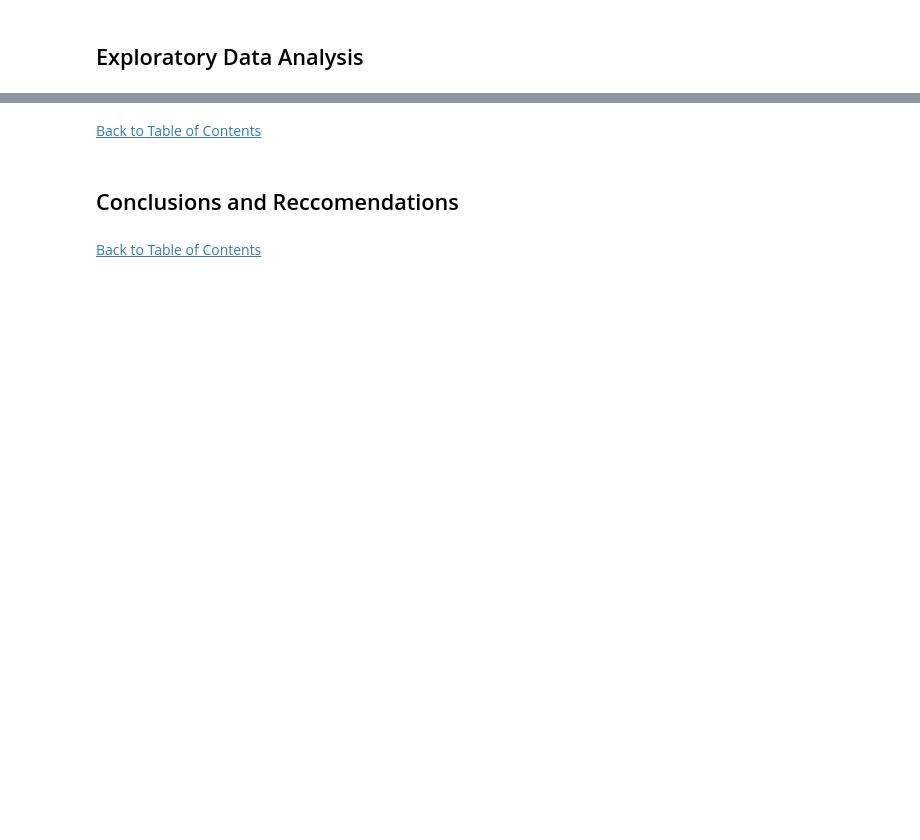
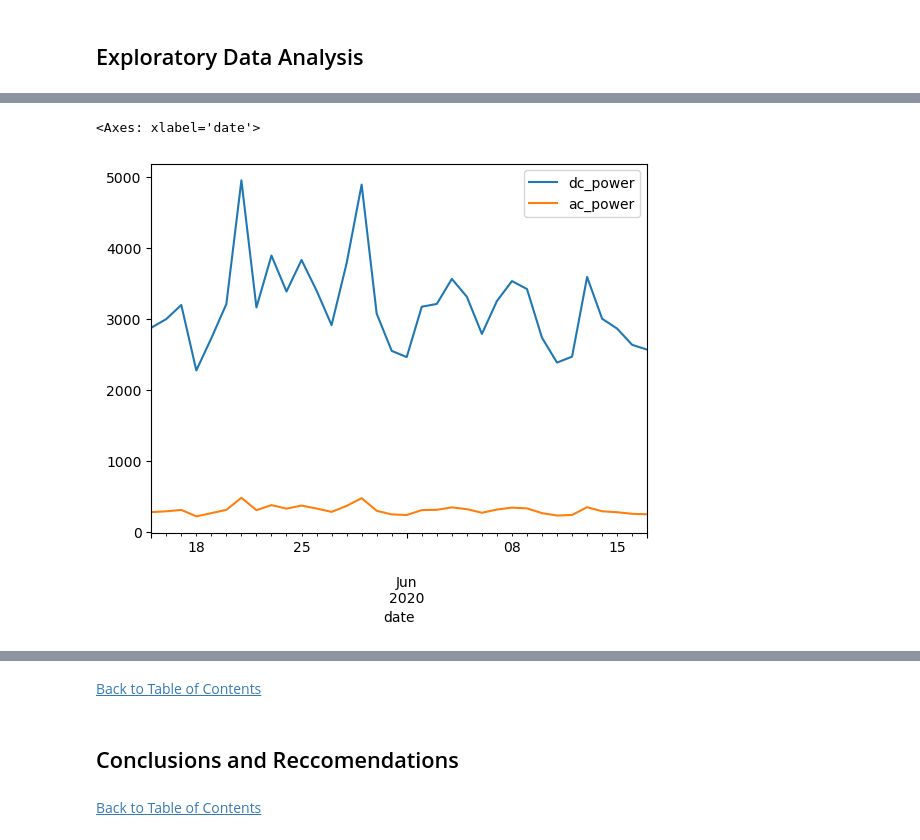
Before and after one commit to jasondo-da/Solar_Generation_Analysis, a Jupyter notebook: solar_generation_analysis.ipynb, the cells around one changed output, grey strips where cells are left out. Cells and saved outputs as stored; diff of their text form; code cells hidden in the pictures; blank space fills up the shorter version.

```diff
--- a/solar_generation_analysis.ipynb
+++ b/solar_generation_analysis.ipynb
@@ -430,0 +568,6 @@ memory usage: 127.6 KB
+# %%
+pg_1.groupby('date').agg({'dc_power': 'mean',
+                          'ac_power': 'mean'}).round(3).plot(kind='line')
+# %% [output]
+<Axes: xlabel='date'>
+[figure, added]
```
Also changed, not shown: parts of 32 cells of this notebook.
